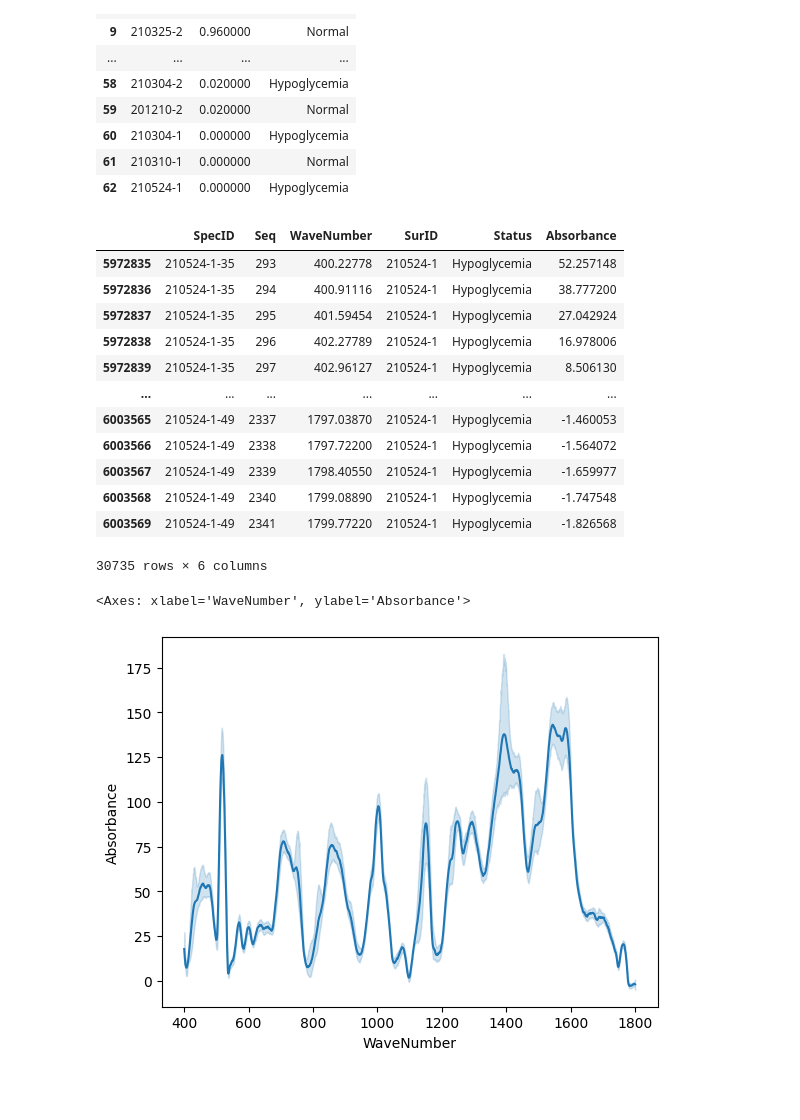
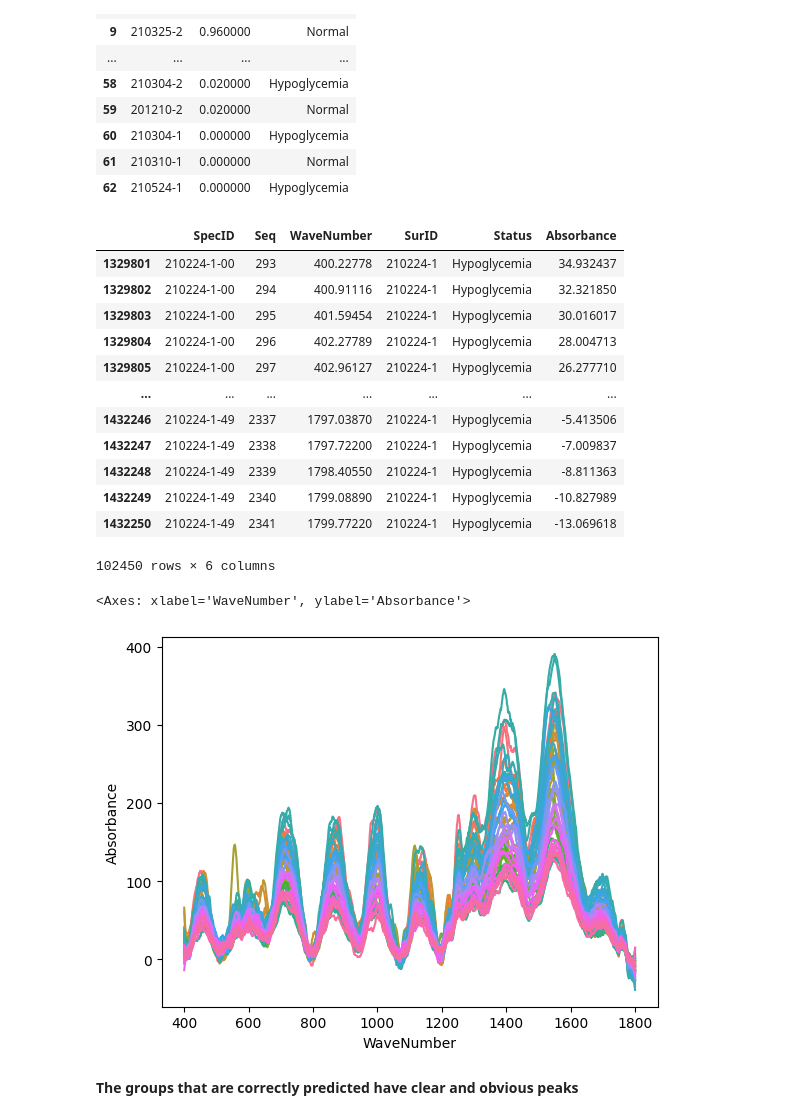
Before and after one commit to Spuced/Final_Year_Project_Github_Clone, a Jupyter notebook: GroupKFold_feature_engineering/Leave_One_Out.ipynb, the cells around one changed output. Cells and saved outputs as stored; diff of their text form; code cells hidden in the pictures; blank space fills up the shorter version.

Commit message:
Visualised the groups

```diff
--- a/GroupKFold_feature_engineering/Leave_One_Out.ipynb
+++ b/GroupKFold_feature_engineering/Leave_One_Out.ipynb
@@ -253,26 +253,28 @@ pd.set_option('display.max_rows', 10)
 | 61 | 210310-1 | 0.000000 | Normal |
 | 62 | 210524-1 | 0.000000 | Hypoglycemia |
 # %%
-surface = df[df['SurID'] == "210524-1"]
+surface = df[df['SurID'] == "210224-1"]
 surface
 # %% [output]
 |  | SpecID | Seq | WaveNumber | SurID | Status | Absorbance |
-| 5972835 | 210524-1-35 | 293 | 400.22778 | 210524-1 | Hypoglycemia | 52.257148 |
-| 5972836 | 210524-1-35 | 294 | 400.91116 | 210524-1 | Hypoglycemia | 38.777200 |
-| 5972837 | 210524-1-35 | 295 | 401.59454 | 210524-1 | Hypoglycemia | 27.042924 |
-| 5972838 | 210524-1-35 | 296 | 402.27789 | 210524-1 | Hypoglycemia | 16.978006 |
-| 5972839 | 210524-1-35 | 297 | 402.96127 | 210524-1 | Hypoglycemia | 8.506130 |
+| 1329801 | 210224-1-00 | 293 | 400.22778 | 210224-1 | Hypoglycemia | 34.932437 |
+| 1329802 | 210224-1-00 | 294 | 400.91116 | 210224-1 | Hypoglycemia | 32.321850 |
+| 1329803 | 210224-1-00 | 295 | 401.59454 | 210224-1 | Hypoglycemia | 30.016017 |
+| 1329804 | 210224-1-00 | 296 | 402.27789 | 210224-1 | Hypoglycemia | 28.004713 |
+| 1329805 | 210224-1-00 | 297 | 402.96127 | 210224-1 | Hypoglycemia | 26.277710 |
 | ... | ... | ... | ... | ... | ... | ... |
-| 6003565 | 210524-1-49 | 2337 | 1797.03870 | 210524-1 | Hypoglycemia | -1.460053 |
-| 6003566 | 210524-1-49 | 2338 | 1797.72200 | 210524-1 | Hypoglycemia | -1.564072 |
-| 6003567 | 210524-1-49 | 2339 | 1798.40550 | 210524-1 | Hypoglycemia | -1.659977 |
-| 6003568 | 210524-1-49 | 2340 | 1799.08890 | 210524-1 | Hypoglycemia | -1.747548 |
-| 6003569 | 210524-1-49 | 2341 | 1799.77220 | 210524-1 | Hypoglycemia | -1.826568 |
+| 1432246 | 210224-1-49 | 2337 | 1797.03870 | 210224-1 | Hypoglycemia | -5.413506 |
+| 1432247 | 210224-1-49 | 2338 | 1797.72200 | 210224-1 | Hypoglycemia | -7.009837 |
+| 1432248 | 210224-1-49 | 2339 | 1798.40550 | 210224-1 | Hypoglycemia | -8.811363 |
+| 1432249 | 210224-1-49 | 2340 | 1799.08890 | 210224-1 | Hypoglycemia | -10.827989 |
+| 1432250 | 210224-1-49 | 2341 | 1799.77220 | 210224-1 | Hypoglycemia | -13.069618 |
-30735 rows × 6 columns
+102450 rows × 6 columns
 # %%
 import seaborn as sns
 # %%
-sns.lineplot(data=surface, x='WaveNumber', y="Absorbance", hue='SpecID')
+sns.lineplot(data=surface, x='WaveNumber', y="Absorbance", hue='SpecID', legend=False)
 # %% [output]
 <Axes: xlabel='WaveNumber', ylabel='Absorbance'>
-[figure, old version]
+[figure, new version]
+# %% [markdown]
+**The groups that are correctly predicted have clear and obvious peaks**
```
